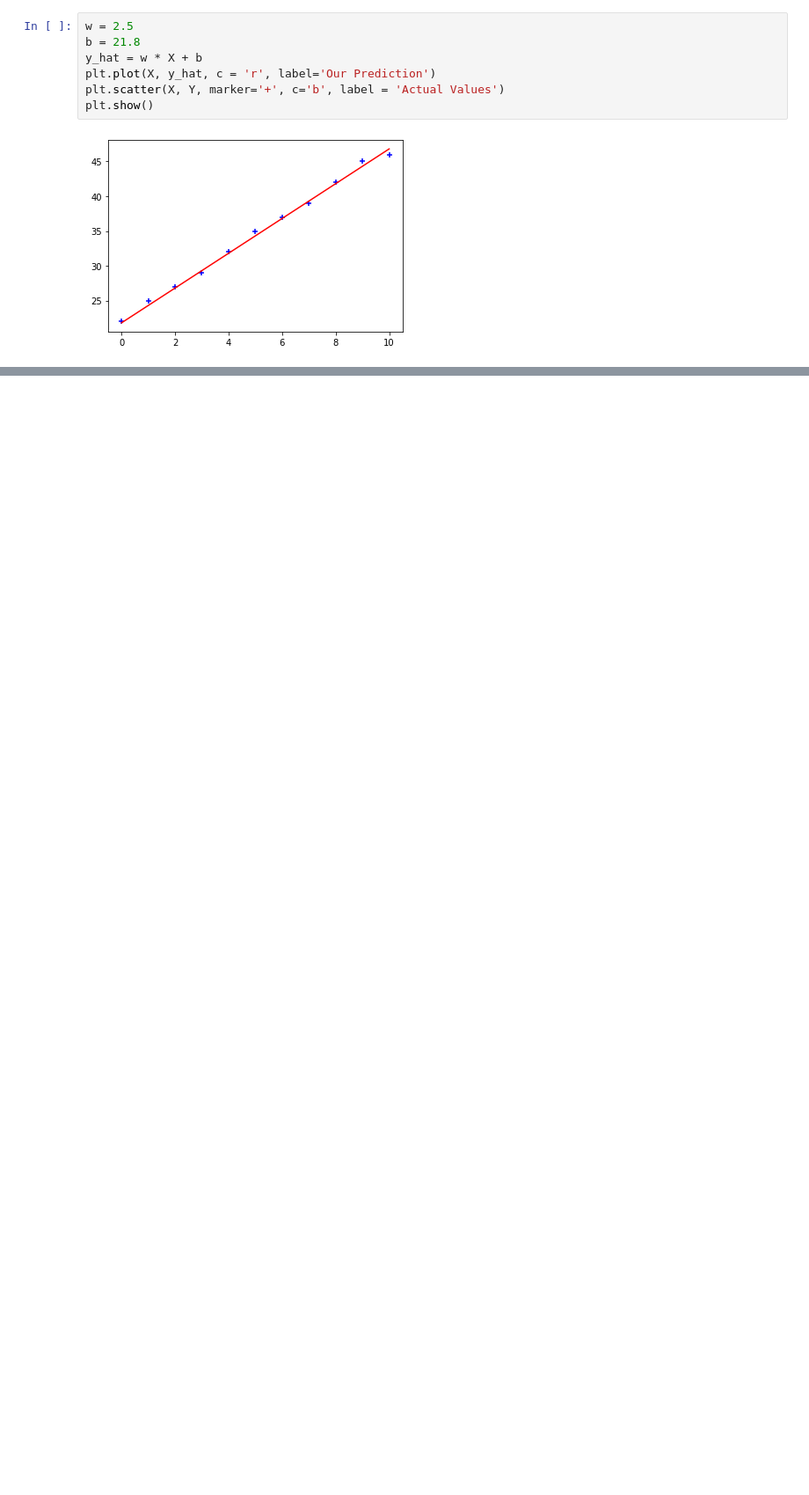
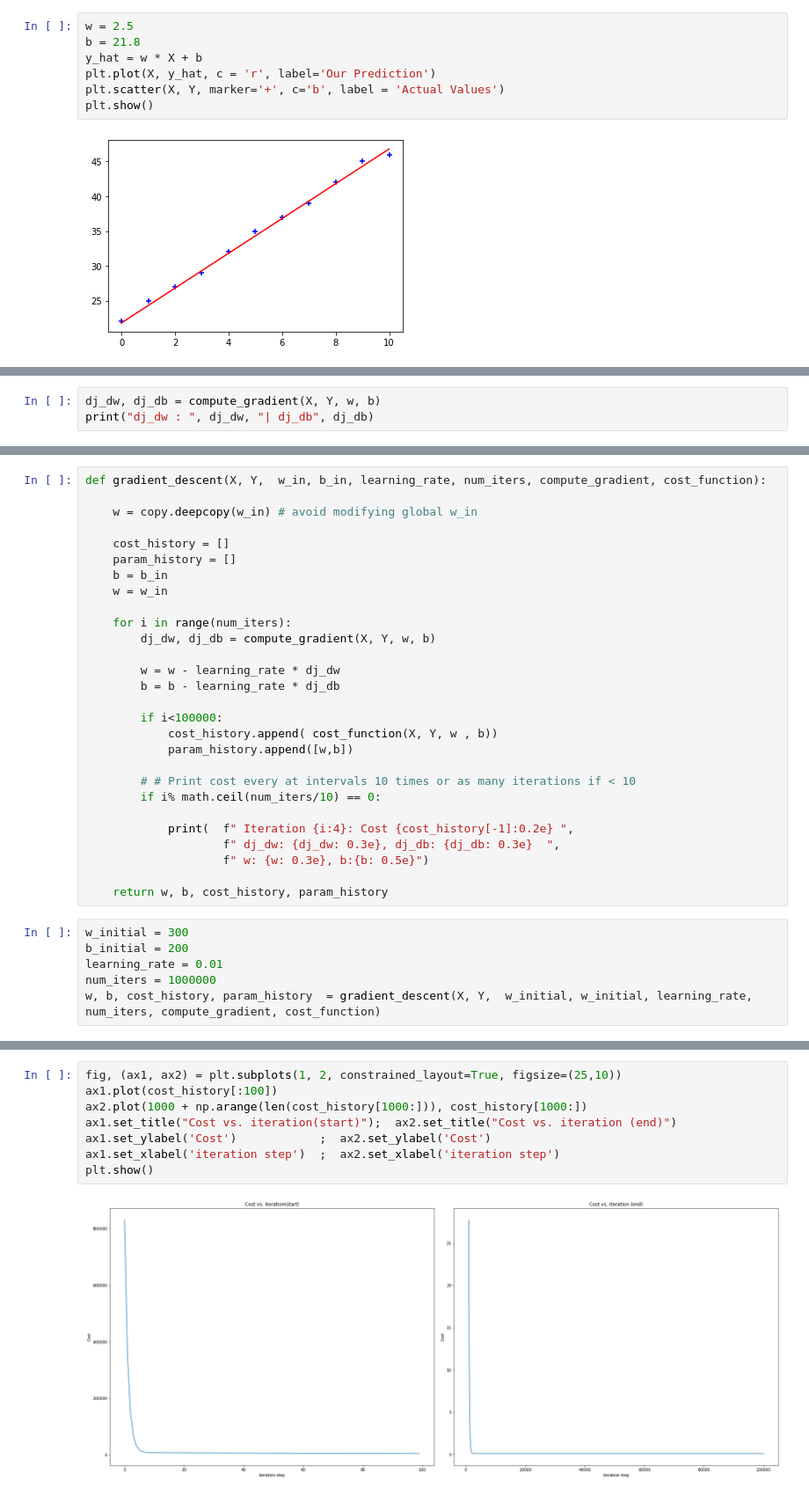
Before and after one commit to Asanka98/Regression, a Jupyter notebook: Simple Linear Regreesion/Simple Linear Regression V1.ipynb, the cells around one changed output, grey strips where cells are left out. Shown at 88% size. Cells and saved outputs as stored; diff of their text form; blank space fills up the shorter version.

```diff
--- a/Simple Linear Regreesion/Simple Linear Regression V1.ipynb
+++ b/Simple Linear Regreesion/Simple Linear Regression V1.ipynb
@@ -51,0 +81,3 @@ def radiengradient_descent():
+# %%
+dj_dw, dj_db = compute_gradient(X, Y, w, b)
+print("dj_dw : ", dj_dw, "| dj_db", dj_db)
@@ -51,0 +92,34 @@ def radiengradient_descent():
+# %%
+def gradient_descent(X, Y,  w_in, b_in, learning_rate, num_iters, compute_gradient, cost_function):
+
+    w = copy.deepcopy(w_in) # avoid modifying global w_in
+
+    cost_history = []
+    param_history = []
+    b = b_in
+    w = w_in
+
+    for i in range(num_iters):
+        dj_dw, dj_db = compute_gradient(X, Y, w, b)
+
+        w = w - learning_rate * dj_dw
+        b = b - learning_rate * dj_db
+
+        if i<100000:
+            cost_history.append( cost_function(X, Y, w , b))
+            param_history.append([w,b])
+
+        # # Print cost every at intervals 10 times or as many iterations if < 10
+        if i% math.ceil(num_iters/10) == 0:
+
+            print(  f" Iteration {i:4}: Cost {cost_history[-1]:0.2e} ",
+                    f" dj_dw: {dj_dw: 0.3e}, dj_db: {dj_db: 0.3e}  ",
+                    f" w: {w: 0.3e}, b:{b: 0.5e}")
+
+    return w, b, cost_history, param_history
+# %%
+w_initial = 300
+b_initial = 200
+learning_rate = 0.01
+num_iters = 1000000
+w, b, cost_history, param_history  = gradient_descent(X, Y,  w_initial, w_initial, learning_rate, num_iters, compute_gradient, cost_function)
@@ -51,0 +137,10 @@ def radiengradient_descent():
+# %%
+fig, (ax1, ax2) = plt.subplots(1, 2, constrained_layout=True, figsize=(25,10))
+ax1.plot(cost_history[:100])
+ax2.plot(1000 + np.arange(len(cost_history[1000:])), cost_history[1000:])
+ax1.set_title("Cost vs. iteration(start)");  ax2.set_title("Cost vs. iteration (end)")
+ax1.set_ylabel('Cost')            ;  ax2.set_ylabel('Cost')
+ax1.set_xlabel('iteration step')  ;  ax2.set_xlabel('iteration step')
+plt.show()
+# %% [output]
+[figure, added]
```
Also changed, not shown: parts of 12 cells of this notebook.
